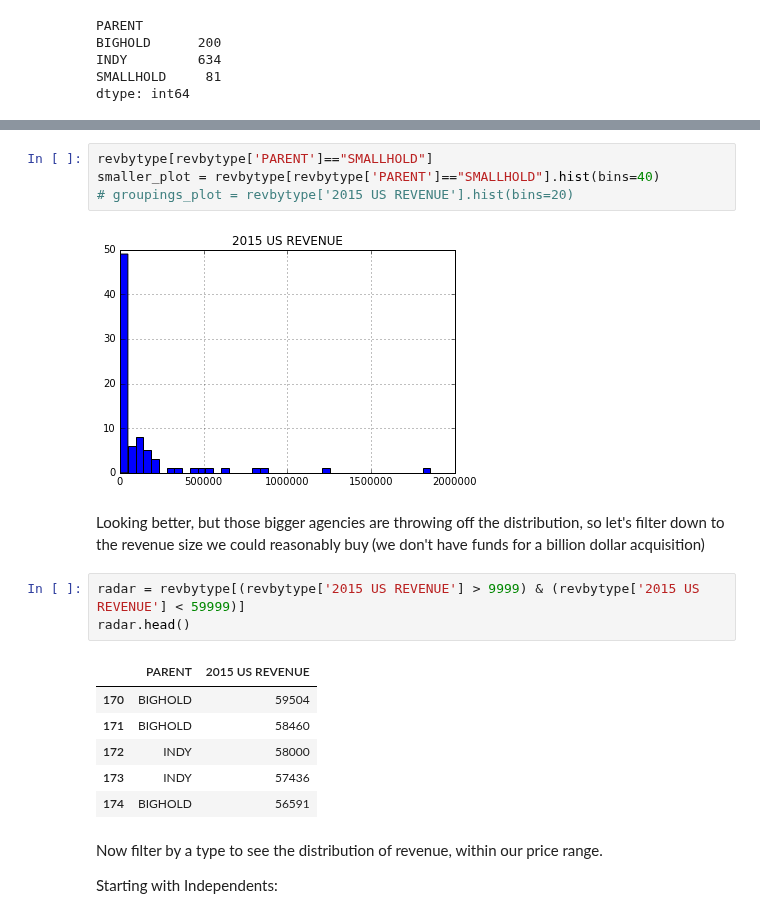
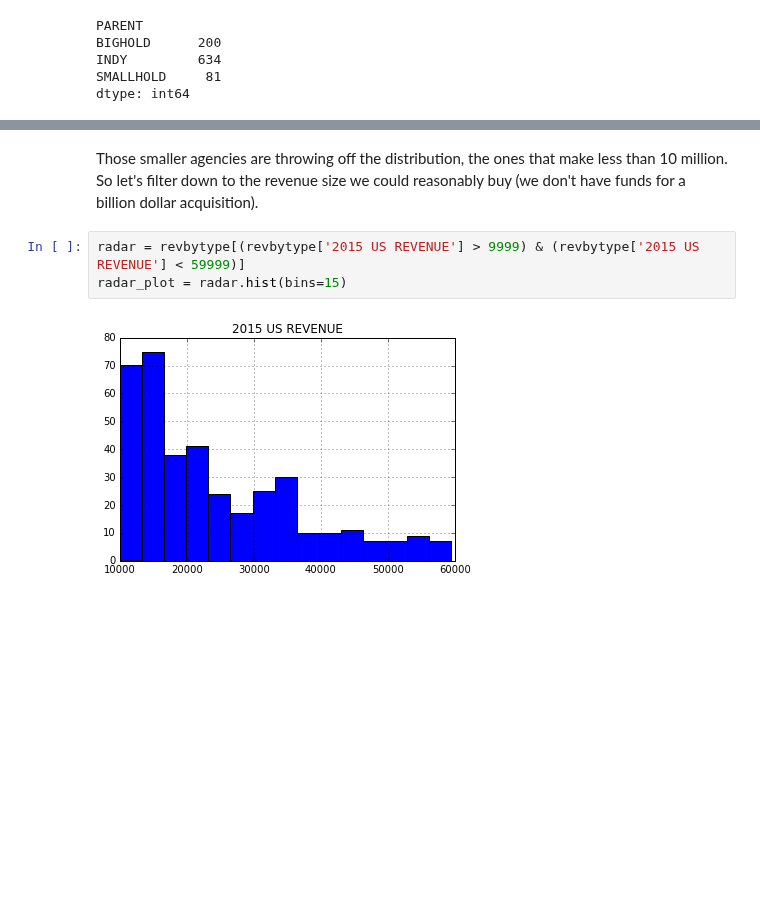
Before and after one commit to xthomas/dataviz, a Jupyter notebook: AgencyRevenueModels/ThreeTypes.ipynb, the cells around one changed output, grey strips where cells are left out. Drawn from its saved outputs; the diff is of its cells as text; blank space fills up the shorter version.

```diff
--- a/AgencyRevenueModels/ThreeTypes.ipynb
+++ b/AgencyRevenueModels/ThreeTypes.ipynb
@@ -104,22 +106,7 @@ indy_plot = revbytype[revbytype['PARENT']=="INDY"].hist(bins=20)
-# %%
-revbytype[revbytype['PARENT']=="SMALLHOLD"]
-smaller_plot = revbytype[revbytype['PARENT']=="SMALLHOLD"].hist(bins=40)
-# groupings_plot = revbytype['2015 US REVENUE'].hist(bins=20)
-# %% [output]
-[figure, removed]
 # %% [markdown]
-Looking better, but those bigger agencies are throwing off the distribution, so let's filter down to the revenue size we could reasonably buy (we don't have funds for a billion dollar acquisition)
+Those smaller agencies are throwing off the distribution, the ones that make less than 10 million. So let's filter down to the revenue size we could reasonably buy (we don't have funds for a billion dollar acquisition).
 # %%
 radar = revbytype[(revbytype['2015 US REVENUE'] > 9999) & (revbytype['2015 US REVENUE'] < 59999)]
-radar.head()
+radar_plot = radar.hist(bins=15)
 # %% [output]
-|  | PARENT | 2015 US REVENUE |
-| 170 | BIGHOLD | 59504 |
-| 171 | BIGHOLD | 58460 |
-| 172 | INDY | 58000 |
-| 173 | INDY | 57436 |
-| 174 | BIGHOLD | 56591 |
+[figure, added]
-# %% [markdown]
-Now filter by a type to see the distribution of revenue, within our price range.
-
-Starting with Independents:
```
Also changed, not shown: parts of 12 cells of this notebook, 3 other files.
